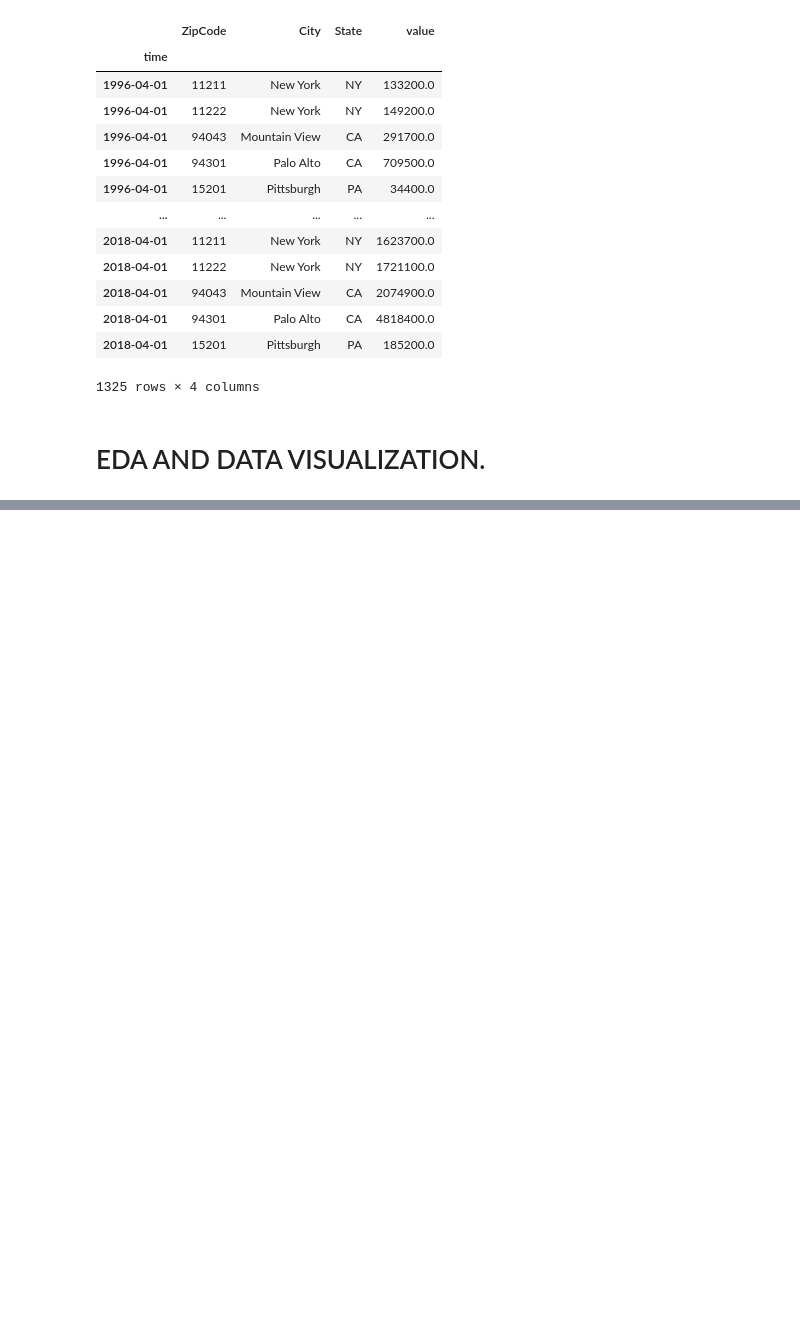
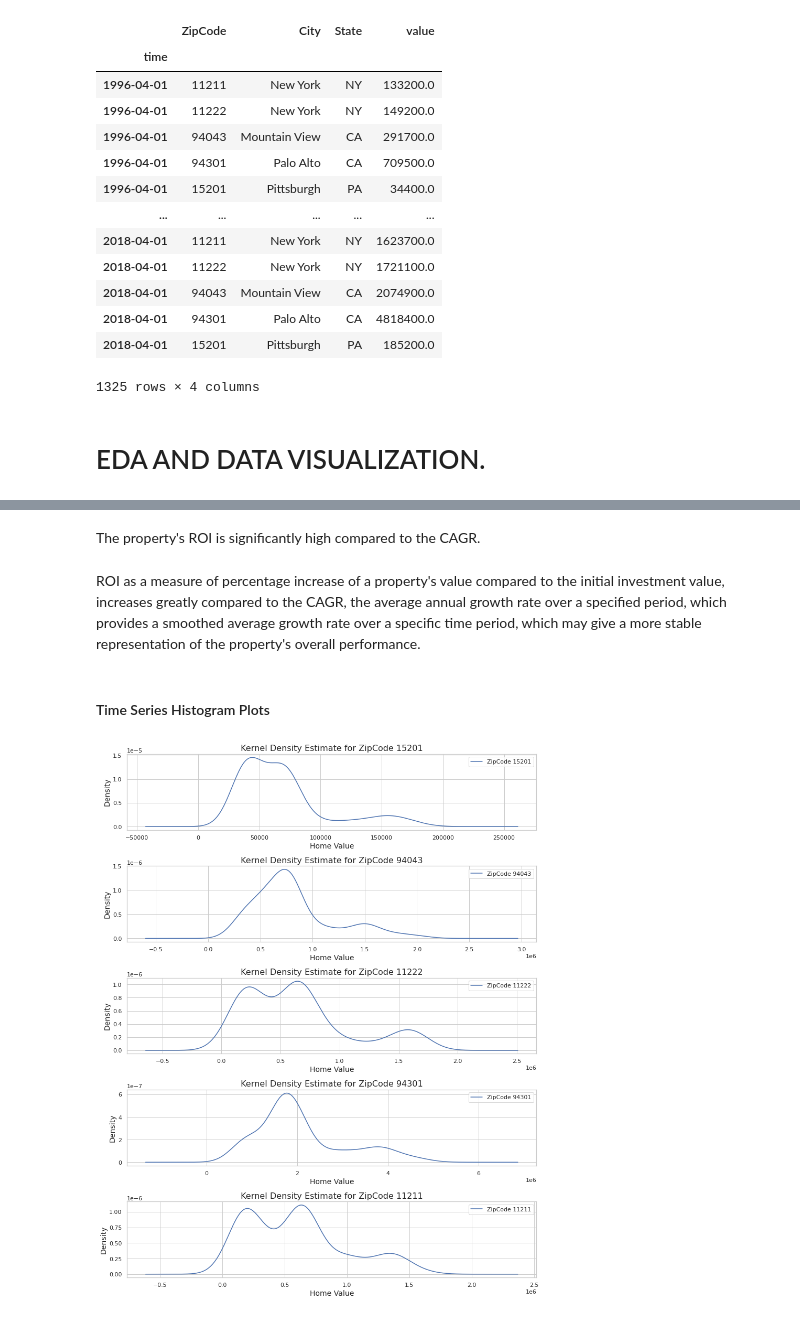
Before and after one commit to esipil/Zillow-House-Data-Time-Series-Modeling, a Jupyter notebook: index2.ipynb, the cells around one changed output, grey strips where cells are left out. Saved outputs shown, nothing was run; the diff lists cells and outputs as text; code cells hidden in the pictures; blank space fills up the shorter version.

```diff
--- a/index2.ipynb
+++ b/index2.ipynb
@@ -228,0 +332,34 @@ We will first upsample the data to yearly averages and compare the data from 199
+# %% [markdown]
+The property's ROI is significantly high compared to the CAGR.
+# %% [markdown]
+ROI as a measure of percentage increase of a property's value compared to the initial investment value, increases greatly compared to the CAGR, the average annual growth rate over a specified period, which provides a smoothed average growth rate over a specific time period, which may give a more stable representation of the property's overall performance.
+# %% [markdown]
+#### Time Series Histogram Plots
+# %%
+
+# Set the style to seaborn for better aesthetics
+sns.set(style="whitegrid")
+
+# Create subplots for each ZipCode
+fig, axes = plt.subplots(nrows=5, figsize=(12, 15))
+
+# Iterate over each ZipCode
+for i, zipcode in enumerate(bet_5_zipcodes_list):
+    time_data = bet_5_zipcodes_df[bet_5_zipcodes_df["ZipCode"] == zipcode]["value"]
+
+    # Plot Kernel Density Estimate (KDE) for each ZipCode
+    time_data.plot(kind="kde", label=f'ZipCode {zipcode}', ax=axes[i])
+
+    # Set title, labels, and legend for each subplot
+    axes[i].set_title(f'Kernel Density Estimate for ZipCode {zipcode}', fontsize=16)
+    axes[i].set_xlabel('Home Value', fontsize=14)
+    axes[i].set_ylabel('Density', fontsize=14)
+    axes[i].legend(loc='upper right')
+
+# Adjust layout
+plt.tight_layout()
+
+# Show the plots
+plt.show()
+# %% [output]
+[figure, added]
```
Also changed, not shown: parts of 41 cells of this notebook, 1 other file.
